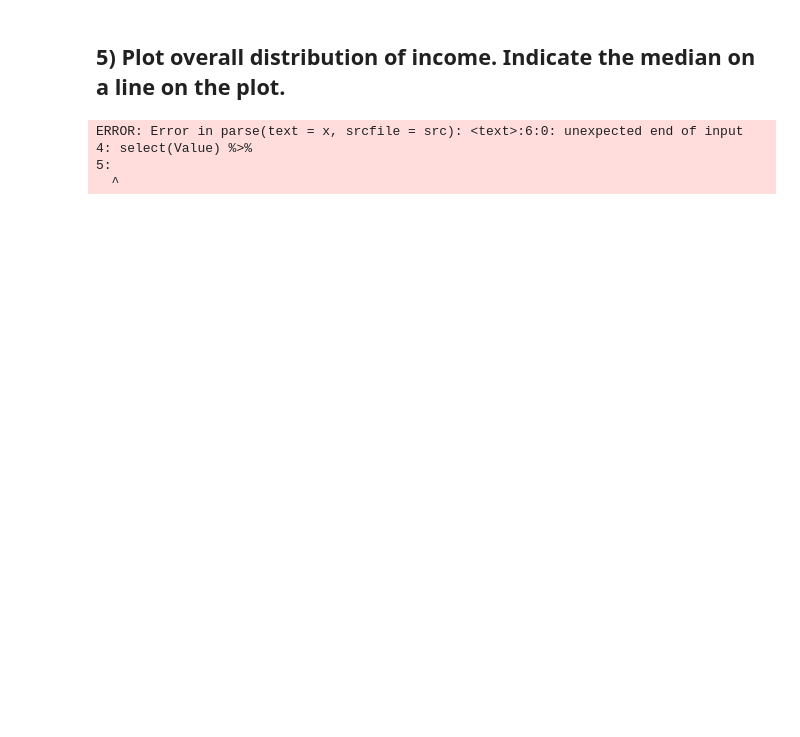
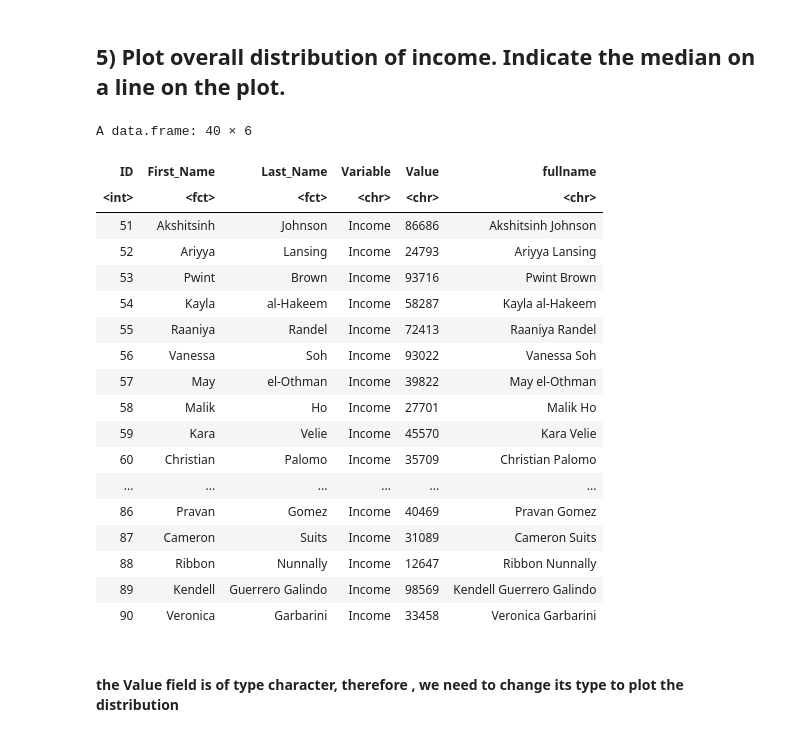
Before and after one commit to swapnasam/Data-Science, a Jupyter notebook: Tasks/Income_Occupation.ipynb, the cells around one changed output. Drawn from its saved outputs; the diff is of its cells as text; code cells hidden in the pictures; blank space fills up the shorter version.

```diff
--- a/Tasks/Income_Occupation.ipynb
+++ b/Tasks/Income_Occupation.ipynb
@@ -352,12 +343,30 @@ A data.frame: 150 × 6
 # %% [markdown]
 ## 5) Plot overall distribution of income. Indicate the median on a line on the plot.
 # %%
-final_df %>%
+Income_df_plot <- final_df %>%
 
-filter(Variable == 'Income') %>%
-select(Value)
+                    filter(Variable == 'Income')
+
+Income_df_plot
 # %% [output]
-ERROR: Error in parse(text = x, srcfile = src): <text>:6:0: unexpected end of input
-4: select(Value) %>%
-5:
-  ^
+A data.frame: 40 × 6
+| ID | First_Name | Last_Name | Variable | Value | fullname |
+| <int> | <fct> | <fct> | <chr> | <chr> | <chr> |
+| 51 | Akshitsinh | Johnson | Income | 86686 | Akshitsinh Johnson |
+| 52 | Ariyya | Lansing | Income | 24793 | Ariyya Lansing |
+| 53 | Pwint | Brown | Income | 93716 | Pwint Brown |
+| 54 | Kayla | al-Hakeem | Income | 58287 | Kayla al-Hakeem |
+| 55 | Raaniya | Randel | Income | 72413 | Raaniya Randel |
+| 56 | Vanessa | Soh | Income | 93022 | Vanessa Soh |
+| 57 | May | el-Othman | Income | 39822 | May el-Othman |
+| 58 | Malik | Ho | Income | 27701 | Malik Ho |
+| 59 | Kara | Velie | Income | 45570 | Kara Velie |
+| 60 | Christian | Palomo | Income | 35709 | Christian Palomo |
+| ... | ... | ... | ... | ... | ... |
+| 86 | Pravan | Gomez | Income | 40469 | Pravan Gomez |
+| 87 | Cameron | Suits | Income | 31089 | Cameron Suits |
+| 88 | Ribbon | Nunnally | Income | 12647 | Ribbon Nunnally |
+| 89 | Kendell | Guerrero Galindo | Income | 98569 | Kendell Guerrero Galindo |
+| 90 | Veronica | Garbarini | Income | 33458 | Veronica Garbarini |
+# %% [markdown]
+#### the Value field is of type character, therefore , we need to change its type to plot the distribution
```
Also changed, not shown: parts of 7 cells of this notebook.
